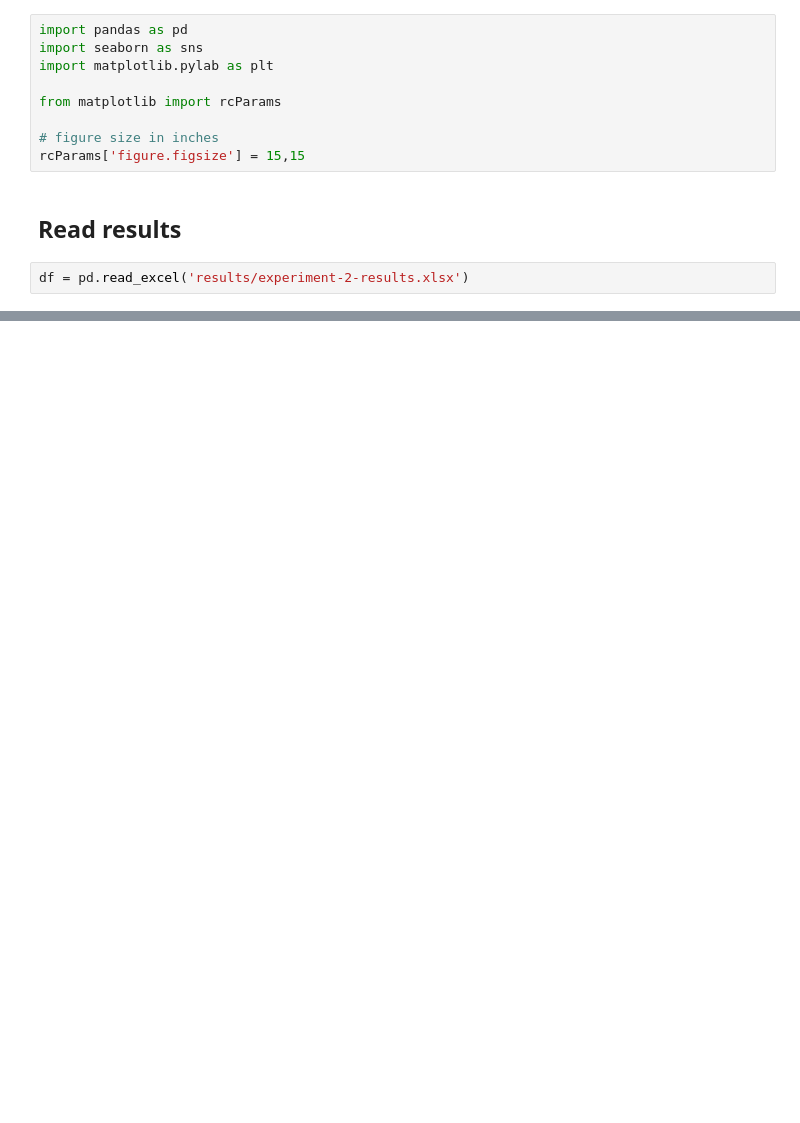
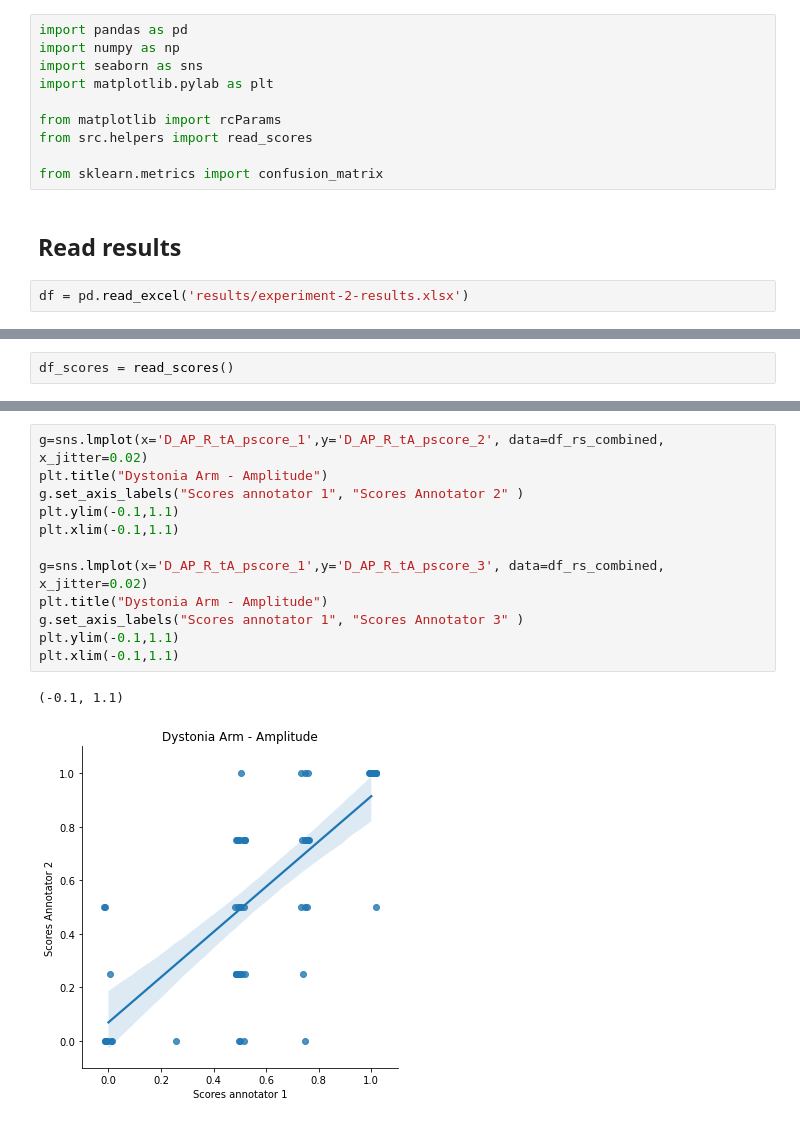
Before and after one commit to RehabAUmc/modys-video, a Jupyter notebook: notebooks/experiment-2-results-visualisation.ipynb, the cells around one changed output, grey strips where cells are left out. Cells and saved outputs as stored; diff of their text form; blank space fills up the shorter version.

```diff
--- a/notebooks/experiment-2-results-visualisation.ipynb
+++ b/notebooks/experiment-2-results-visualisation.ipynb
@@ -7,12 +7,13 @@ C:\Users\Helga\Documents\Work\modys-video
 # %%
 import pandas as pd
+import numpy as np
 import seaborn as sns
 import matplotlib.pylab as plt
 
 from matplotlib import rcParams
+from src.helpers import read_scores
 
-# figure size in inches
-rcParams['figure.figsize'] = 15,15
+from sklearn.metrics import confusion_matrix
 # %% [markdown]
 ## Read results
 # %%
@@ -19,0 +24,2 @@ df = pd.read_excel('results/experiment-2-results.xlsx')
+# %%
+df_scores = read_scores()
@@ -19,0 +72,15 @@ df = pd.read_excel('results/experiment-2-results.xlsx')
+# %%
+g=sns.lmplot(x='D_AP_R_tA_pscore_1',y='D_AP_R_tA_pscore_2', data=df_rs_combined, x_jitter=0.02)
+plt.title("Dystonia Arm - Amplitude")
+g.set_axis_labels("Scores annotator 1", "Scores Annotator 2" )
+plt.ylim(-0.1,1.1)
+plt.xlim(-0.1,1.1)
+
+g=sns.lmplot(x='D_AP_R_tA_pscore_1',y='D_AP_R_tA_pscore_3', data=df_rs_combined, x_jitter=0.02)
+plt.title("Dystonia Arm - Amplitude")
+g.set_axis_labels("Scores annotator 1", "Scores Annotator 3" )
+plt.ylim(-0.1,1.1)
+plt.xlim(-0.1,1.1)
+# %% [output]
+(-0.1, 1.1)
+[figure, added]
```
Also changed, not shown: parts of 48 cells of this notebook.
